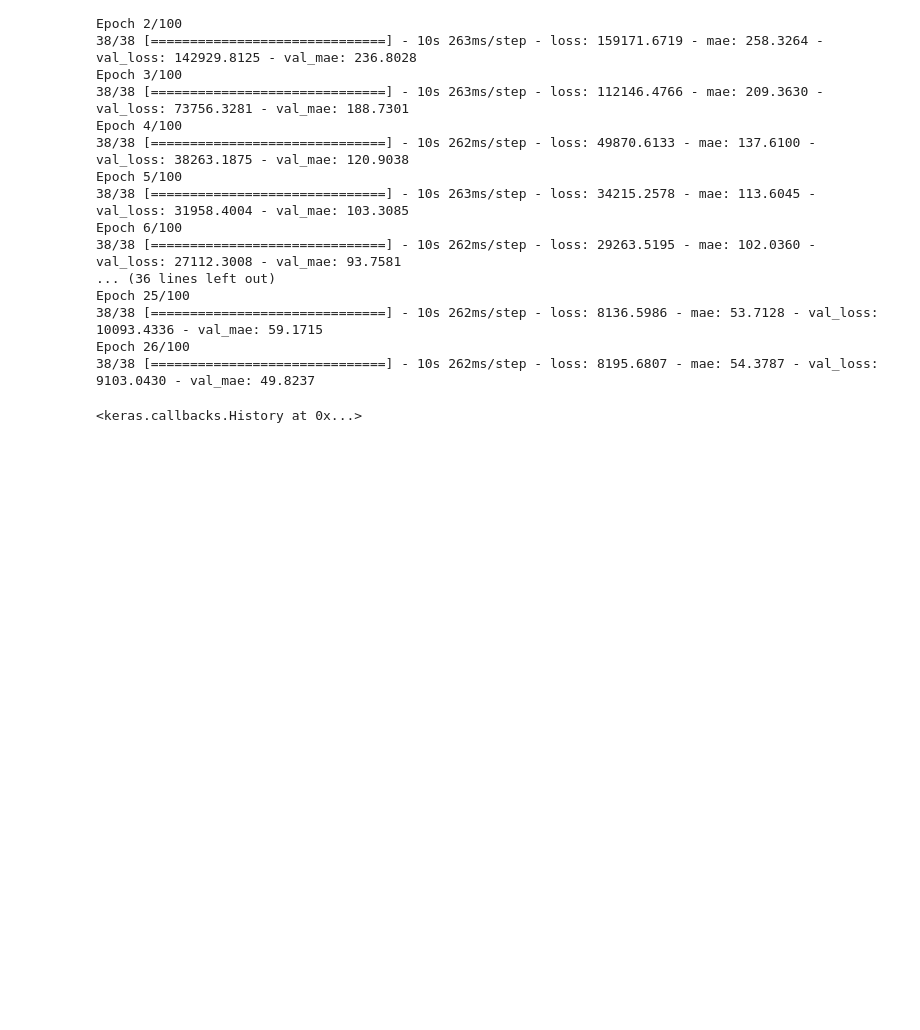
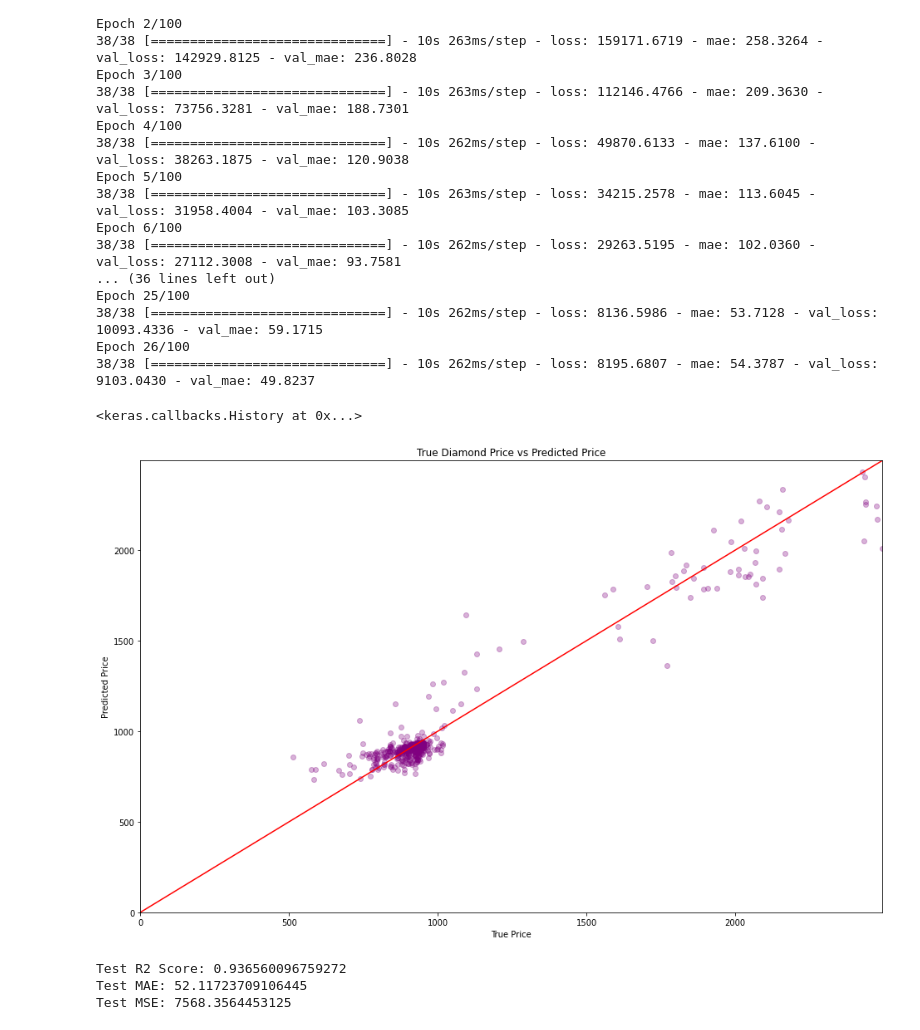
Before and after one commit to Nick-Yazdani/ml-notebooks-portfolio, a Jupyter notebook: dnn_cnn_diamond_val.ipynb, the cells around one changed output. Saved outputs shown, nothing was run; the diff lists cells and outputs as text; code cells hidden in the pictures; blank space fills up the shorter version.

```diff
--- a/dnn_cnn_diamond_val.ipynb
+++ b/dnn_cnn_diamond_val.ipynb
@@ -281,3 +284,30 @@ Epoch 25/100
 Epoch 26/100
 38/38 [==============================] - 10s 262ms/step - loss: 8195.6807 - mae: 54.3787 - val_loss: 9103.0430 - val_mae: 49.8237
 <keras.callbacks.History at 0x...>
+# %%
+def plot_results(y_true: np.ndarray, y_pred: np.ndarray) -> None:
+  fig = plt.figure(figsize=(16, 10))
+  lim = max(y_true.max(), y_pred.max())
+  plt.title("True Diamond Price vs Predicted Price")
+  plt.plot([0, lim], [0, lim], c="r")
+  plt.xlim([0, lim])
+  plt.xlabel("True Price")
+  plt.ylim([0, lim])
+  plt.ylabel("Predicted Price")
+  plt.scatter(y_true, y_pred, color="purple", alpha=0.3)
+  plt.show()
+# %%
+y_pred = model.predict(test_dataset)
+y_true = test[1].price.values.astype(np.float32)
+# %%
+plot_results(y_true, y_pred)
+# %% [output]
+[figure, added]
+# %%
+print(f"Test R2 Score: {r2_score(y_true, y_pred)}")
+print(f"Test MAE: {mean_absolute_error(y_true, y_pred)}")
+print(f"Test MSE: {mean_squared_error(y_true, y_pred)}")
+# %% [output]
+Test R2 Score: 0.936560096759272
+Test MAE: 52.11723709106445
+Test MSE: 7568.3564453125
```
Also changed, not shown: parts of 1 cell of this notebook.
